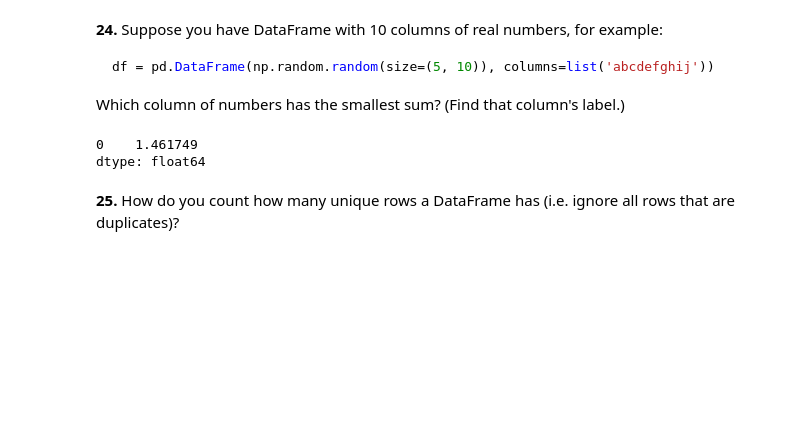
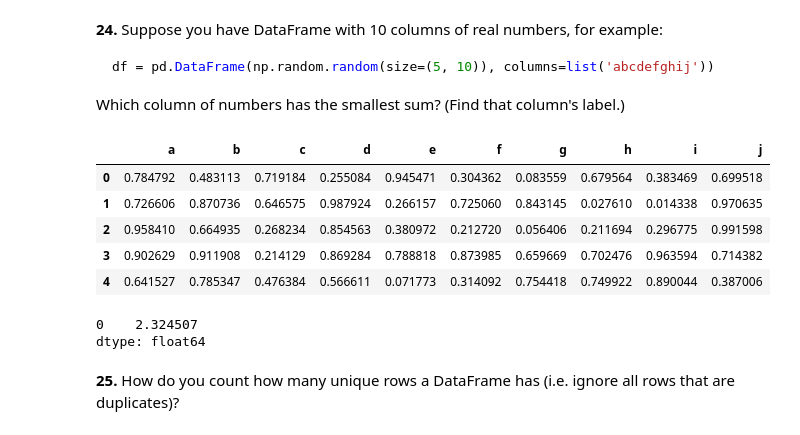
Before and after one commit to mshahiq/AI-DS-Exercises, a Jupyter notebook: Chapter 1/6. Pandas/100-pandas-puzzles.ipynb, the cells around one changed output. Cells and saved outputs as stored; diff of their text form; code cells hidden in the pictures; blank space fills up the shorter version.

```diff
--- a/Chapter 1/6. Pandas/100-pandas-puzzles.ipynb
+++ b/Chapter 1/6. Pandas/100-pandas-puzzles.ipynb
@@ -402,12 +402,21 @@ df = pd.DataFrame(np.random.random(size=(5, 10)), columns=list('abcdefghij'))
 Which column of numbers has the smallest sum? (Find that column's label.)
 # %%
 df_real = pd.DataFrame(np.random.random(size=(5, 10)), columns=list('abcdefghij'))
-total_sum = df_real.sum(axis = 0)
-total_sum = pd.DataFrame(total_sum)
-total_sum.min()
+df_real
 # %% [output]
-0    1.461749
-dtype: float64
+|  | a | b | c | d | e | f | g | h | i | j |
+| 0 | 0.784792 | 0.483113 | 0.719184 | 0.255084 | 0.945471 | 0.304362 | 0.083559 | 0.679564 | 0.383469 | 0.699518 |
+| 1 | 0.726606 | 0.870736 | 0.646575 | 0.987924 | 0.266157 | 0.725060 | 0.843145 | 0.027610 | 0.014338 | 0.970635 |
+| 2 | 0.958410 | 0.664935 | 0.268234 | 0.854563 | 0.380972 | 0.212720 | 0.056406 | 0.211694 | 0.296775 | 0.991598 |
+| 3 | 0.902629 | 0.911908 | 0.214129 | 0.869284 | 0.788818 | 0.873985 | 0.659669 | 0.702476 | 0.963594 | 0.714382 |
+| 4 | 0.641527 | 0.785347 | 0.476384 | 0.566611 | 0.071773 | 0.314092 | 0.754418 | 0.749922 | 0.890044 | 0.387006 |
+# %%
+total_sum = df_real.sum(axis = 0)
+total_sum = pd.DataFrame(total_sum)
+total_sum.min()
+# %% [output]
+0    2.324507
+dtype: float64
 # %% [markdown]
 **25.** How do you count how many unique rows a DataFrame has (i.e. ignore all rows that are duplicates)?
 # %% [markdown]
```
